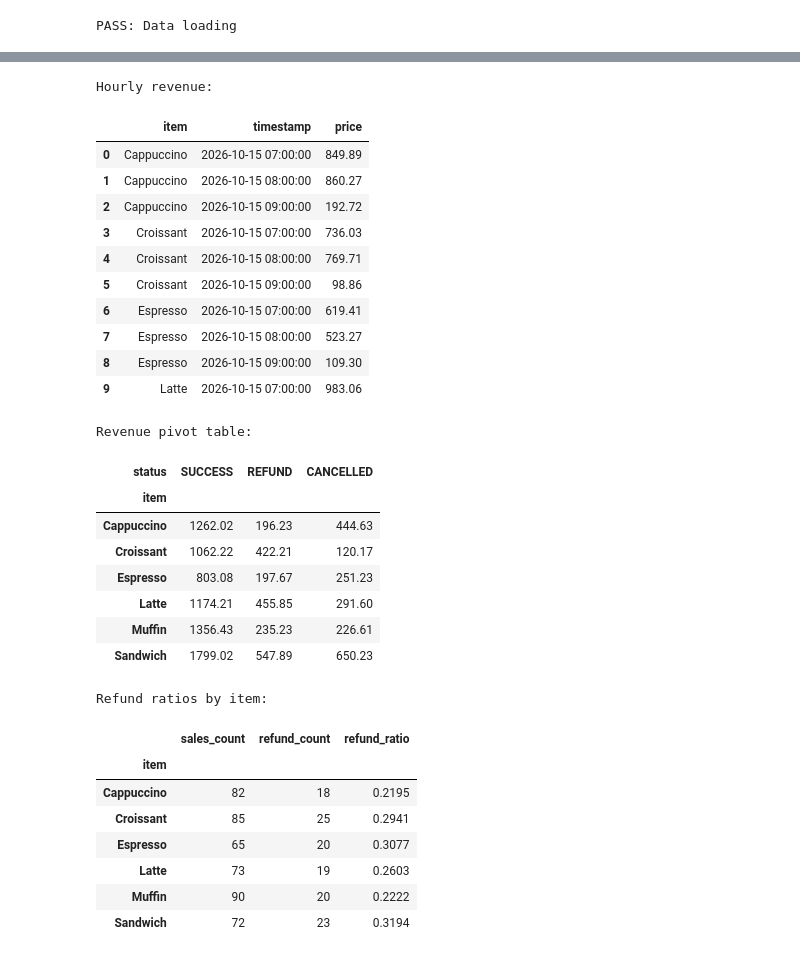
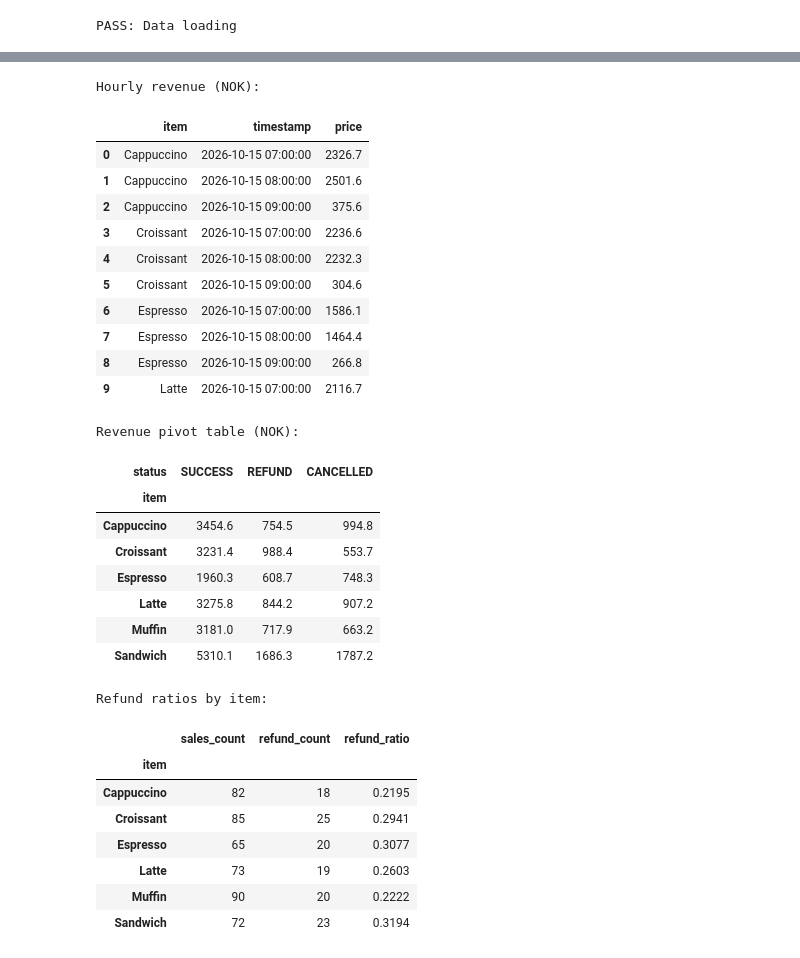
Before and after one commit to MaritaElk/Deliverable_02_week_43, a Jupyter notebook: Deliverable_02_week_43.ipynb, the cells around one changed output, grey strips where cells are left out. Drawn from its saved outputs; the diff is of its cells as text; code cells hidden in the pictures.

Commit message:
markdowns og tests

```diff
--- a/Deliverable_02_week_43.ipynb
+++ b/Deliverable_02_week_43.ipynb
@@ -741,17 +813,28 @@ PASS: Pandas and currency correction
 # %%
 
-# Prepare data for report testing
+# Prepare cleaned transaction data
 test_report_df = test_df.copy()
 
 test_report_df["price"] = remove_price_outliers(
     test_report_df["price"].to_numpy(copy=True)
 )
 
-test_report_df = correct_nok_prices(test_report_df)
+# Correct NOK price errors
+test_report_df = correct_nok_prices(
+    test_report_df
+)
+
+# Convert currencies before report generation
+test_report_df_nok = convert_prices_to_nok(
+    test_report_df
+)
+
+assert (test_report_df_nok["currency"] == "NOK").all()
+
 
 # Test hourly revenue
 test_hourly_revenue = calculate_hourly_revenue(
-    test_report_df
+    test_report_df_nok
 )
 
 assert isinstance(test_hourly_revenue, pd.DataFrame)
@@ -759,60 +842,76 @@ assert {"item", "timestamp", "price"}.issubset(
     test_hourly_revenue.columns
 )
 
-print("Hourly revenue:")
+print("Hourly revenue (NOK):")
 display(test_hourly_revenue.head(10))
+
 
 # Test revenue pivot table
 test_revenue_pivot = create_revenue_pivot(
-    test_report_df
+    test_report_df_nok
 )
 
 assert isinstance(test_revenue_pivot, pd.DataFrame)
 assert list(test_revenue_pivot.columns) == [
     "SUCCESS", "REFUND", "CANCELLED"
 ]
 
-print("\nRevenue pivot table:")
+print("\nRevenue pivot table (NOK):")
 display(test_revenue_pivot)
+
 
 # Test refund ratios by item
 test_refund_report = calculate_refund_ratio_by_item(
-    test_report_df
+    test_report_df_nok
 )
 
 assert isinstance(test_refund_report, pd.DataFrame)
 assert {
     "sales_count", "refund_count", "refund_ratio"
 }.issubset(test_refund_report.columns)
 
 assert test_refund_report["refund_ratio"].ge(0).all()
 
 print("\nRefund ratios by item:")
 display(test_refund_report.round(4))
 
-print("PASS: Report generation")
+
+# Verify that report totals match
+total_transactions = test_report_df_nok["price"].sum()
+total_hourly = test_hourly_revenue["price"].sum()
+total_pivot = test_revenue_pivot.to_numpy().sum()
+
+assert np.isclose(total_transactions, total_hourly)
+assert np.isclose(total_transactions, total_pivot)
+
+print("\nTotal transaction values (NOK):")
+print(f"Transactions: {total_transactions:.2f}")
+print(f"Hourly report: {total_hourly:.2f}")
+print(f"Pivot table:   {total_pivot:.2f}")
+
+print("\nPASS: Report generation")
 # %% [output]
-Hourly revenue:
+Hourly revenue (NOK):
 |  | item | timestamp | price |
-| 0 | Cappuccino | 2026-10-15 07:00:00 | 849.89 |
-| 1 | Cappuccino | 2026-10-15 08:00:00 | 860.27 |
-| 2 | Cappuccino | 2026-10-15 09:00:00 | 192.72 |
-| 3 | Croissant | 2026-10-15 07:00:00 | 736.03 |
-| 4 | Croissant | 2026-10-15 08:00:00 | 769.71 |
-| 5 | Croissant | 2026-10-15 09:00:00 | 98.86 |
-| 6 | Espresso | 2026-10-15 07:00:00 | 619.41 |
-| 7 | Espresso | 2026-10-15 08:00:00 | 523.27 |
-| 8 | Espresso | 2026-10-15 09:00:00 | 109.30 |
-| 9 | Latte | 2026-10-15 07:00:00 | 983.06 |
+| 0 | Cappuccino | 2026-10-15 07:00:00 | 2326.7 |
+| 1 | Cappuccino | 2026-10-15 08:00:00 | 2501.6 |
+| 2 | Cappuccino | 2026-10-15 09:00:00 | 375.6 |
+| 3 | Croissant | 2026-10-15 07:00:00 | 2236.6 |
+| 4 | Croissant | 2026-10-15 08:00:00 | 2232.3 |
+| 5 | Croissant | 2026-10-15 09:00:00 | 304.6 |
+| 6 | Espresso | 2026-10-15 07:00:00 | 1586.1 |
+| 7 | Espresso | 2026-10-15 08:00:00 | 1464.4 |
+| 8 | Espresso | 2026-10-15 09:00:00 | 266.8 |
+| 9 | Latte | 2026-10-15 07:00:00 | 2116.7 |
-Revenue pivot table:
+Revenue pivot table (NOK):
 | status | SUCCESS | REFUND | CANCELLED |
 | item |  |  |  |
-| Cappuccino | 1262.02 | 196.23 | 444.63 |
-| Croissant | 1062.22 | 422.21 | 120.17 |
-| Espresso | 803.08 | 197.67 | 251.23 |
-| Latte | 1174.21 | 455.85 | 291.60 |
-| Muffin | 1356.43 | 235.23 | 226.61 |
-| Sandwich | 1799.02 | 547.89 | 650.23 |
+| Cappuccino | 3454.6 | 754.5 | 994.8 |
+| Croissant | 3231.4 | 988.4 | 553.7 |
+| Espresso | 1960.3 | 608.7 | 748.3 |
+| Latte | 3275.8 | 844.2 | 907.2 |
+| Muffin | 3181.0 | 717.9 | 663.2 |
+| Sandwich | 5310.1 | 1686.3 | 1787.2 |
 Refund ratios by item:
 |  | sales_count | refund_count | refund_ratio |
 | item |  |  |  |
```
Also changed, not shown: parts of 9 cells of this notebook.
